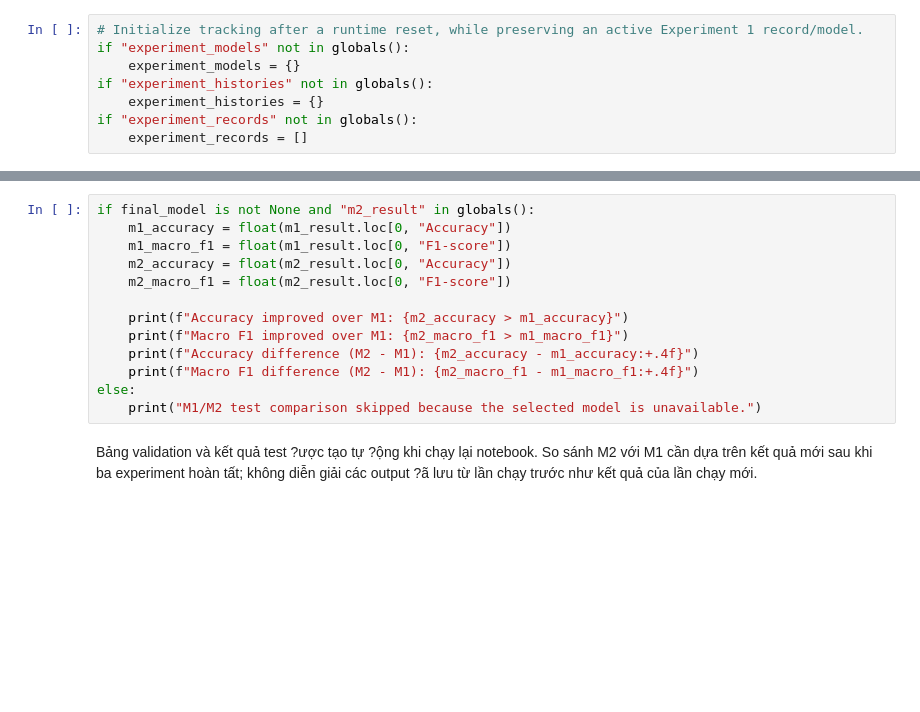
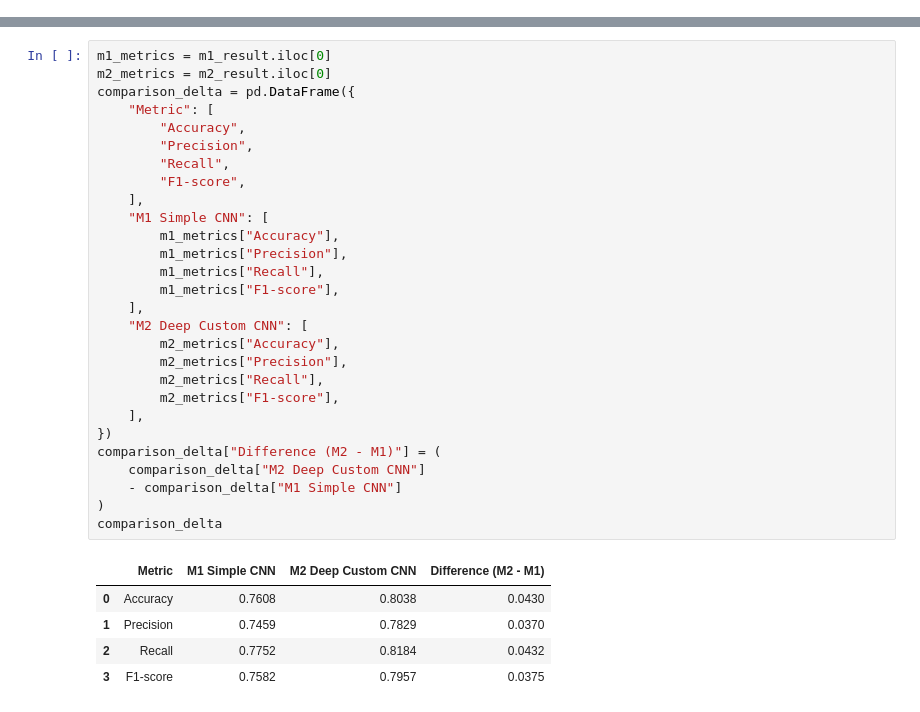
Before and after one commit to hoang-nhan2204/dl-traffic-density-classi, a Jupyter notebook: notebooks/02_complex_cnn.ipynb, the cells around one changed output, grey strips where cells are left out. Drawn from its saved outputs; the diff is of its cells as text; blank space fills up the shorter version.

```diff
--- a/notebooks/02_complex_cnn.ipynb
+++ b/notebooks/02_complex_cnn.ipynb
@@ -374,9 +268 @@ if free < 2 * 1024**3:
-# %%
-# Initialize tracking after a runtime reset, while preserving an active Experiment 1 record/model.
-if "experiment_models" not in globals():
-    experiment_models = {}
-if "experiment_histories" not in globals():
-    experiment_histories = {}
-if "experiment_records" not in globals():
-    experiment_records = []
 # %% [markdown]
@@ -644,16 +557,35 @@ if final_model is not None and "m2_result" in globals():
 # %%
-if final_model is not None and "m2_result" in globals():
-    m1_accuracy = float(m1_result.loc[0, "Accuracy"])
-    m1_macro_f1 = float(m1_result.loc[0, "F1-score"])
-    m2_accuracy = float(m2_result.loc[0, "Accuracy"])
-    m2_macro_f1 = float(m2_result.loc[0, "F1-score"])
-
-    print(f"Accuracy improved over M1: {m2_accuracy > m1_accuracy}")
-    print(f"Macro F1 improved over M1: {m2_macro_f1 > m1_macro_f1}")
-    print(f"Accuracy difference (M2 - M1): {m2_accuracy - m1_accuracy:+.4f}")
-    print(f"Macro F1 difference (M2 - M1): {m2_macro_f1 - m1_macro_f1:+.4f}")
-else:
-    print("M1/M2 test comparison skipped because the selected model is unavailable.")
+m1_metrics = m1_result.iloc[0]
+m2_metrics = m2_result.iloc[0]
+comparison_delta = pd.DataFrame({
+    "Metric": [
+        "Accuracy",
+        "Precision",
+        "Recall",
+        "F1-score",
+    ],
+    "M1 Simple CNN": [
+        m1_metrics["Accuracy"],
+        m1_metrics["Precision"],
+        m1_metrics["Recall"],
+        m1_metrics["F1-score"],
+    ],
+    "M2 Deep Custom CNN": [
+        m2_metrics["Accuracy"],
+        m2_metrics["Precision"],
+        m2_metrics["Recall"],
+        m2_metrics["F1-score"],
+    ],
+})
+comparison_delta["Difference (M2 - M1)"] = (
+    comparison_delta["M2 Deep Custom CNN"]
+    - comparison_delta["M1 Simple CNN"]
+)
+comparison_delta
+# %% [output]
+|  | Metric | M1 Simple CNN | M2 Deep Custom CNN | Difference (M2 - M1) |
+| 0 | Accuracy | 0.7608 | 0.8038 | 0.0430 |
+| 1 | Precision | 0.7459 | 0.7829 | 0.0370 |
+| 2 | Recall | 0.7752 | 0.8184 | 0.0432 |
+| 3 | F1-score | 0.7582 | 0.7957 | 0.0375 |
-# %% [markdown]
-Bảng validation và kết quả test ?ược tạo tự ?ộng khi chạy lại notebook. So sánh M2 với M1 cần dựa trên kết quả mới sau khi ba experiment hoàn tất; không diễn giải các output ?ã lưu từ lần chạy trước như kết quả của lần chạy mới.
 # %% [markdown]
```
Also changed, not shown: parts of 59 cells of this notebook, 2 other files.
